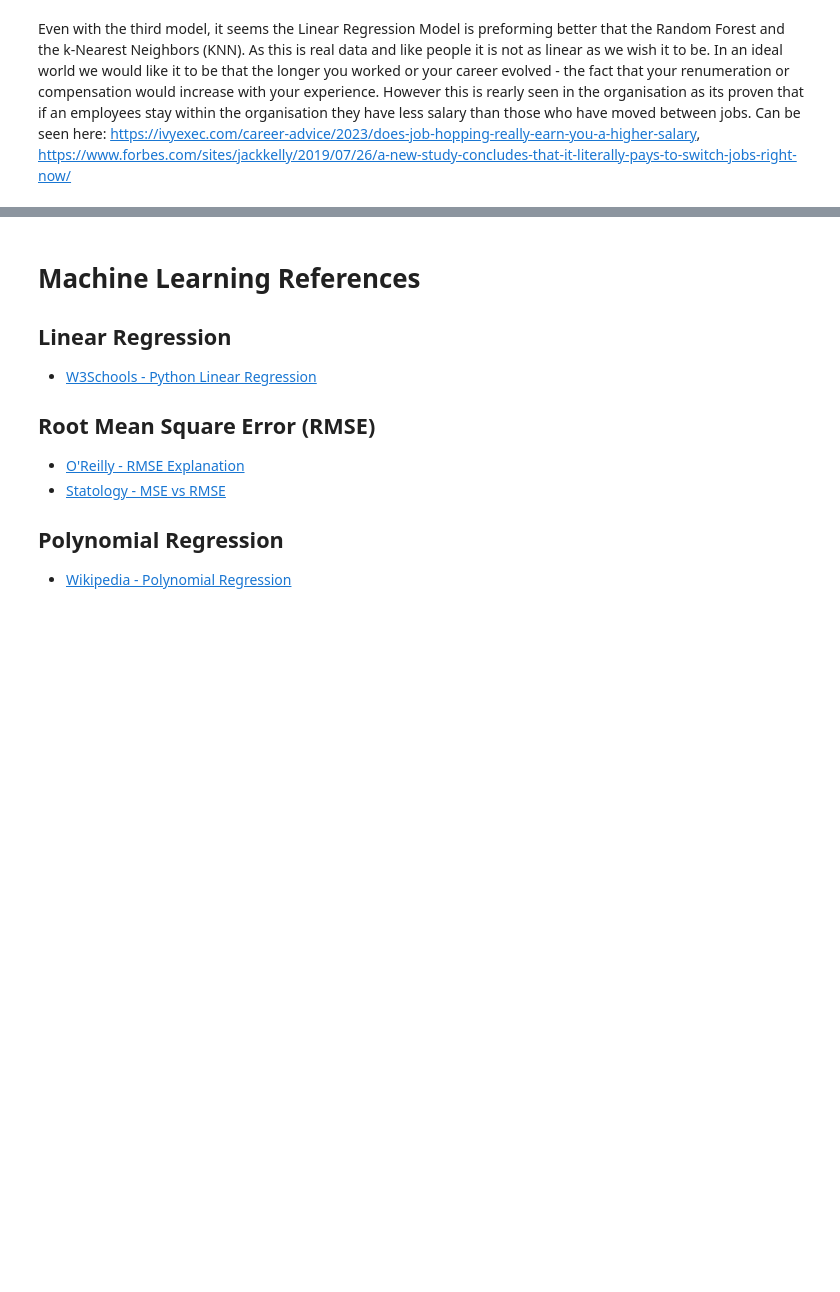
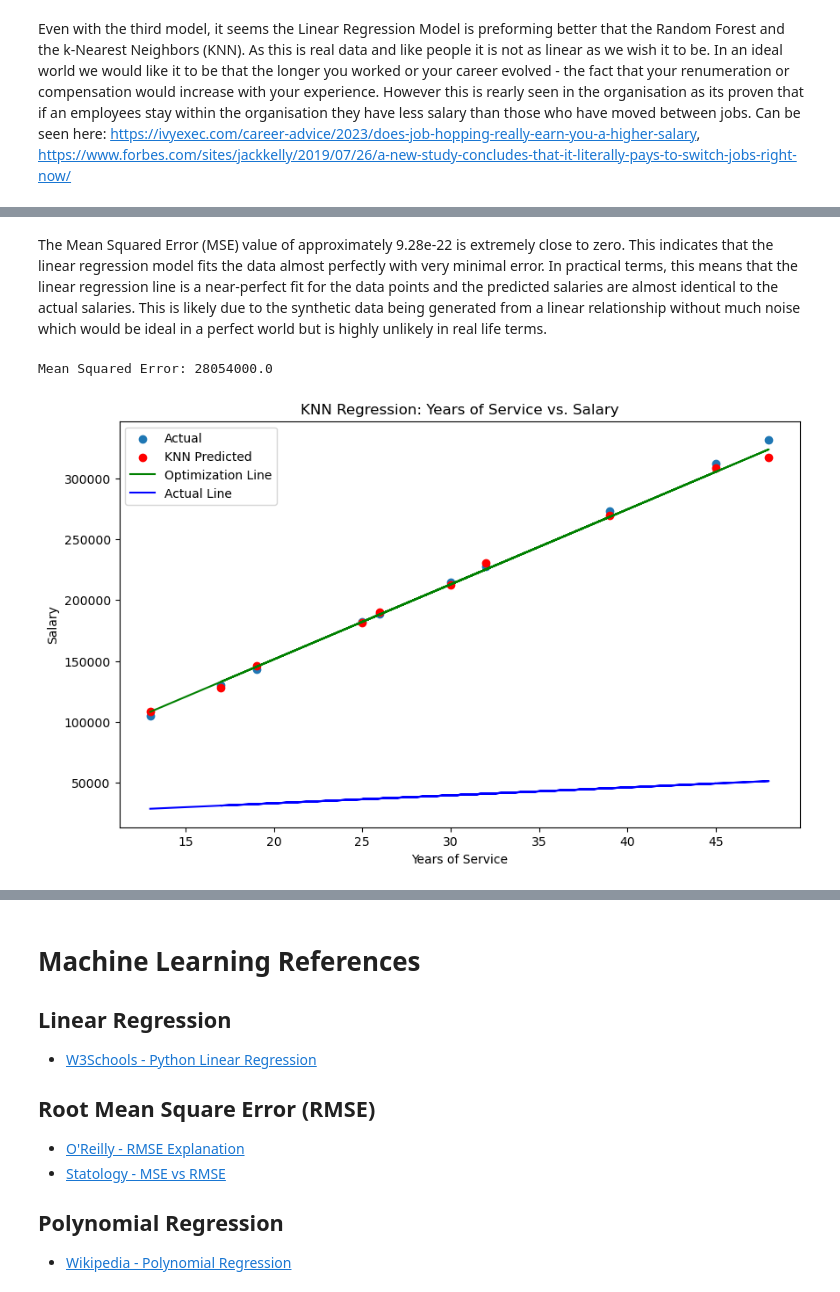
Before and after one commit to Cossie01/Machine-Learning-Stats-Assessment, a Jupyter notebook: Regression.ipynb, the cells around one changed output, grey strips where cells are left out. Drawn from its saved outputs; the diff is of its cells as text; code cells hidden in the pictures; blank space fills up the shorter version.

```diff
--- a/Regression.ipynb
+++ b/Regression.ipynb
@@ -598,0 +692,39 @@ Even with the third model, it seems the Linear Regression Model is preforming be
+# %% [markdown]
+The Mean Squared Error (MSE) value of approximately 9.28e-22 is extremely close to zero. This indicates that the linear regression model fits the data almost perfectly with very minimal error. In practical terms, this means that the linear regression line is a near-perfect fit for the data points and the predicted salaries are almost identical to the actual salaries. This is likely due to the synthetic data being generated from a linear relationship without much noise which would be ideal in a perfect world but is highly unlikely in real life terms.
+# %%
+#Splitting the data into training and testing sets
+x = data[['YearsOfService']]
+y = data['Salary']
+x_train, x_test, y_train, y_test = train_test_split(x, y, test_size=0.2, random_state=42)
+
+#Create and fit the KNN model
+knn_model = KNeighborsRegressor(n_neighbors=5)
+knn_model.fit(x_train, y_train)
+
+#Making the predictions on the test set
+y_pred = knn_model.predict(x_test)
+
+#Calculating the Mean Squared Error
+mse = mean_squared_error(y_test, y_pred)
+print("Mean Squared Error:", mse)
+
+#Plotting the actual data and predictions
+plt.figure(figsize=(10, 6))
+plt.scatter(x_test, y_test, label='Actual')
+plt.scatter(x_test, y_pred, color='red', label='KNN Predicted')
+
+#Linear Regression Line (optimization line)
+a, b = np.polyfit(x_test.values.flatten(), y_pred, 1)
+plt.plot(x_test, a * x_test + b, color='green', label='Optimization Line')
+
+#Actual line
+plt.plot(x_test, 20000 + 650 * x_test, color='blue', label='Actual Line')
+
+plt.xlabel('Years of Service')
+plt.ylabel('Salary')
+plt.title('KNN Regression: Years of Service vs. Salary')
+plt.legend()
+plt.show()
+# %% [output]
+Mean Squared Error: 28054000.0
+[figure, added]
```
Also changed, not shown: parts of 8 cells of this notebook, 1 other file.
